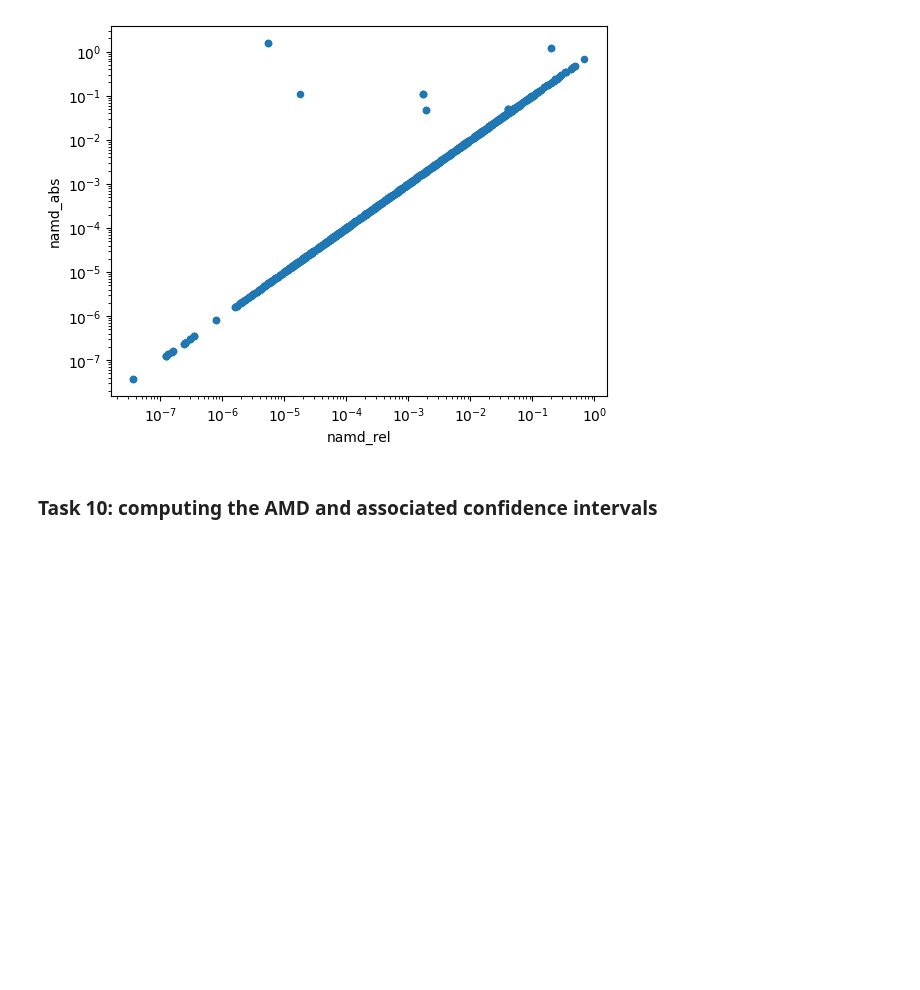
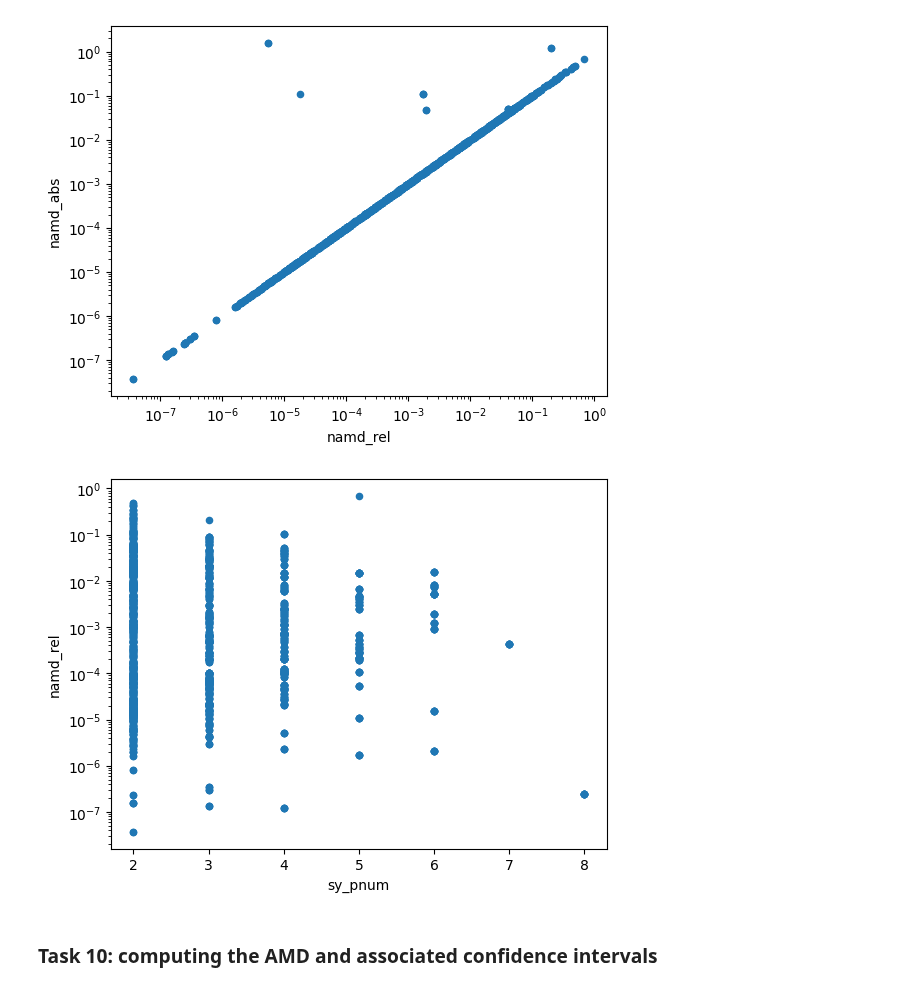
Before and after one commit to abocchieri/ExoNAMD, a Jupyter notebook: notebooks/api.ipynb, the cells around one changed output. Drawn from its saved outputs; the diff is of its cells as text; code cells hidden in the pictures; blank space fills up the shorter version.

```diff
--- a/notebooks/api.ipynb
+++ b/notebooks/api.ipynb
@@ -274,15 +274,24 @@ _ = df[["amd_rel", "amd_abs"]].plot(
 ### Task 9: computing the NAMD
 # %% [markdown]
 Solve the relative and absolute namd
-# %%
-df["namd_rel"] = df.swifter.apply(solve_namd, args=(df, "rel"), axis=1)
-df["namd_abs"] = df.swifter.apply(solve_namd, args=(df, "abs"), axis=1)
+# %%
+retval = df.groupby("hostname").apply(solve_namd, kind="rel")
+df = df.merge(retval, left_on="hostname", right_index=True)
+
+retval = df.groupby("hostname").apply(solve_namd, kind="abs")
+df = df.merge(retval, left_on="hostname", right_index=True)
 # %%
 _ = df[["namd_rel", "namd_abs"]].plot(
     kind="scatter", x="namd_rel", y="namd_abs", loglog=True
 )
 # %% [output]
 [figure]
+# %%
+_ = df[["sy_pnum", "namd_rel"]].plot(
+    kind="scatter", x="sy_pnum", y="namd_rel", logy=True
+)
+# %% [output]
+[figure, added]
 # %% [markdown]
 ### Task 10: computing the AMD and associated confidence intervals
 # %%
```
Also changed, not shown: parts of 9 cells of this notebook, 1 other file.
